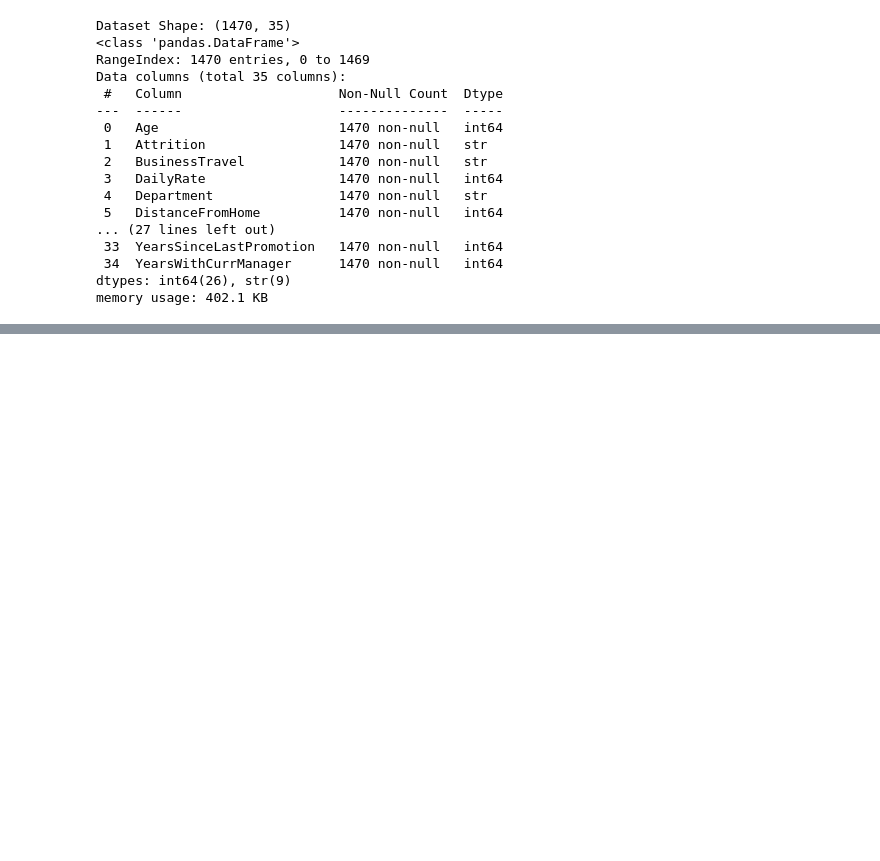
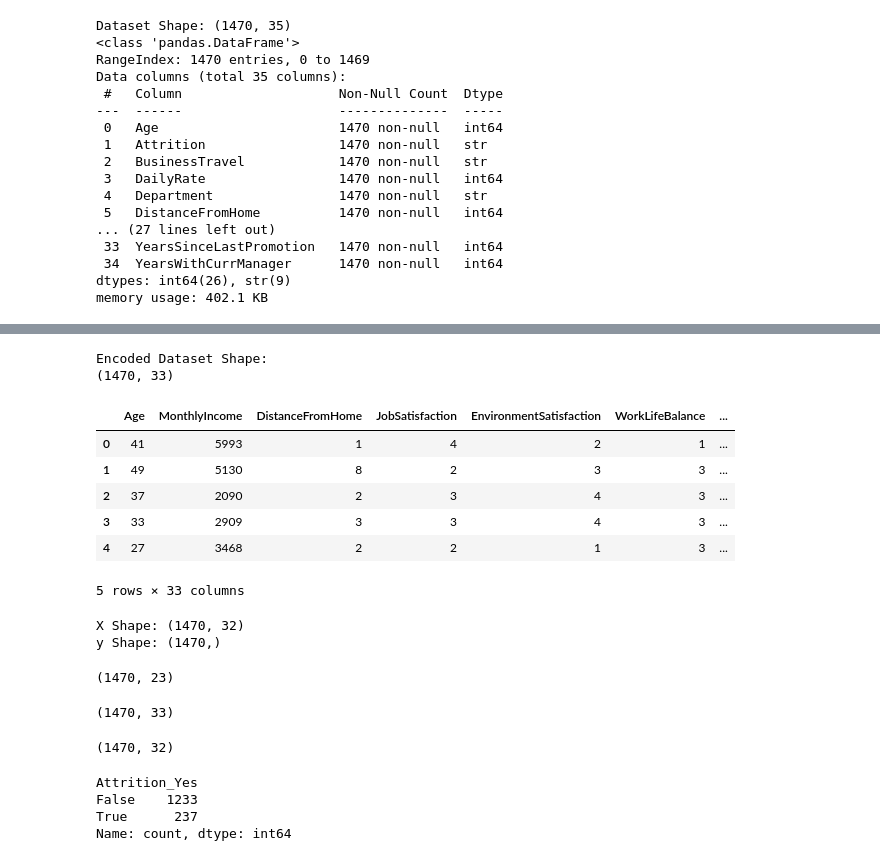
Before and after one commit to J21Dev-exe/Employee-Attrition-Project, a Jupyter notebook: notebook/model_building.ipynb, the cells around one changed output, grey strips where cells are left out. Saved outputs shown, nothing was run; the diff lists cells and outputs as text; code cells hidden in the pictures; blank space fills up the shorter version.

```diff
--- a/notebook/model_building.ipynb
+++ b/notebook/model_building.ipynb
@@ -1083,0 +180,62 @@ Final model saved successfully.
+# %%
+# ===================================
+# ENCODING CATEGORICAL FEATURES
+# ===================================
+
+ml_df_encoded = pd.get_dummies(
+    ml_df,
+    drop_first=True
+)
+
+print("Encoded Dataset Shape:")
+print(ml_df_encoded.shape)
+
+ml_df_encoded.head()
+# %% [output]
+Encoded Dataset Shape:
+(1470, 33)
+|  | Age | MonthlyIncome | DistanceFromHome | JobSatisfaction | EnvironmentSatisfaction | WorkLifeBalance | ... |
+| 0 | 41 | 5993 | 1 | 4 | 2 | 1 | ... |
+| 1 | 49 | 5130 | 8 | 2 | 3 | 3 | ... |
+| 2 | 37 | 2090 | 2 | 3 | 4 | 3 | ... |
+| 3 | 33 | 2909 | 3 | 3 | 4 | 3 | ... |
+| 4 | 27 | 3468 | 2 | 2 | 1 | 3 | ... |
+5 rows × 33 columns
+# %%
+# ===================================
+# SPLIT FEATURES & TARGET
+# ===================================
+
+X = ml_df_encoded.drop(
+    "Attrition_Yes",
+    axis=1
+)
+
+y = ml_df_encoded[
+    "Attrition_Yes"
+]
+
+print("X Shape:", X.shape)
+print("y Shape:", y.shape)
+# %% [output]
+X Shape: (1470, 32)
+y Shape: (1470,)
+# %%
+ml_df.shape
+# %% [output]
+(1470, 23)
+# %%
+ml_df_encoded.shape
+# %% [output]
+(1470, 33)
+# %%
+X.shape
+# %% [output]
+(1470, 32)
+# %%
+y.value_counts()
+# %% [output]
+Attrition_Yes
+False    1233
+True      237
+Name: count, dtype: int64
```
Also changed, not shown: parts of 87 cells of this notebook, 13 other files.
